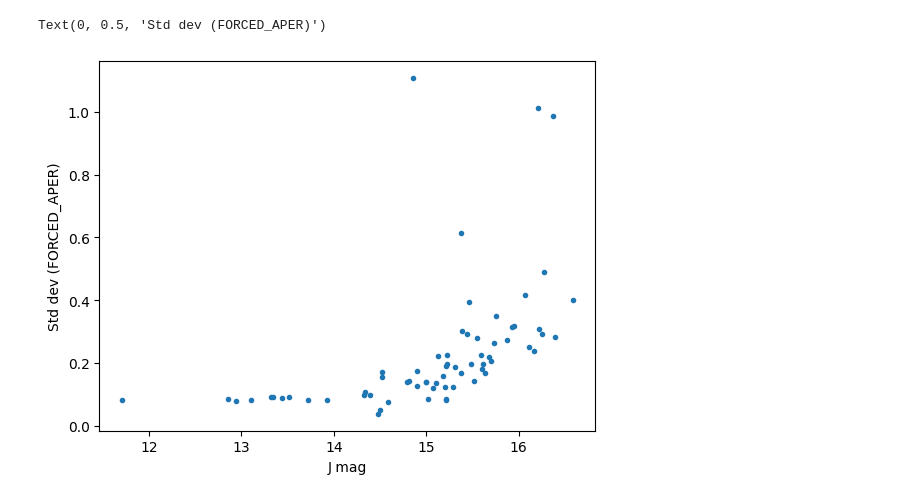
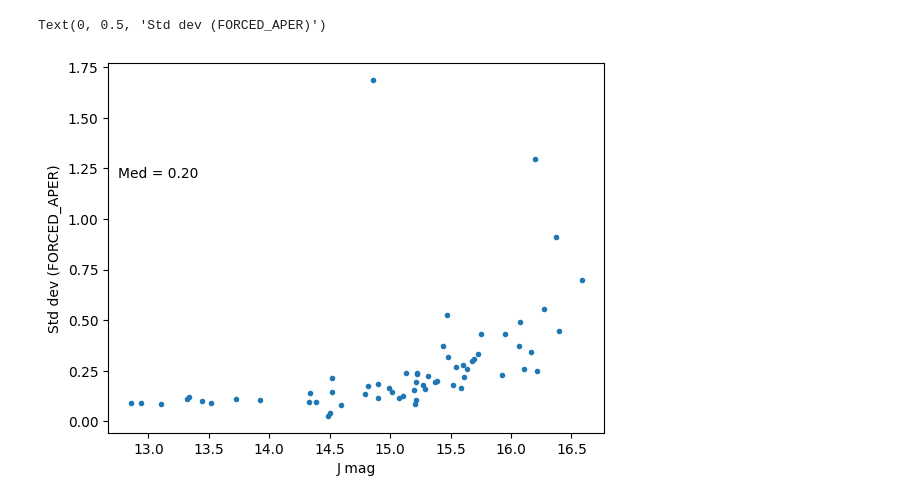
Before and after one commit to virajkaram/winterdrp_offline, a Jupyter notebook: notebooks/comparison.ipynb, the cells around one changed output. Drawn from its saved outputs; the diff is of its cells as text; code cells hidden in the pictures.

```diff
--- a/notebooks/comparison.ipynb
+++ b/notebooks/comparison.ipynb
@@ -290,15 +514,17 @@ def get_catalog_mags(crd: SkyCoord, cat, colname: str = 'MAG_AUTO', errcolname:
     idx, sep, _ = crd.match_to_catalog_sky(cat_crds)
     return cat[idx][colname], cat[idx][errcolname], cat[idx][colname.replace('MAG', 'FLUX')], cat[idx][errcolname.replace('MAG', 'FLUX')], cat[idx]['XWIN_IMAGE'], cat[idx]['YWIN_IMAGE'], sep.to(u.arcsec).value
 
-def get_catalog_mags_from_list(crds, catlist, colname: str = 'MAG_AUTO', errcolname: str = 'MAGERR_AUTO'):
+def get_catalog_mags_from_list(crds, catlist, colname: str= 'MAG_AUTO', errcolname: str= 'MAGERR_AUTO', add_zp=True):
     mags = []
     magerrs = []
     fluxes = []
     fluxerrs = []
     xs, ys = [], []
     seps = []
-    for cat in catlist:
-        mag, magerr, flux, fluxerr, x, y, sep = get_catalog_mags(crds, cat=cat, colname=colname, errcolname=errcolname)
+    for (cat, zp) in catlist:
+        mag, magerr, flux, fluxerr, x, y, sep = get_catalog_mags(crds, cat, colname=colname, errcolname=errcolname)
+        if add_zp:
+            mag += zp
         mags.append(mag)
         magerrs.append(magerr)
         fluxes.append(flux)
@@ -312,9 +538,18 @@ def get_catalog_mags_from_list(crds, catlist, colname: str = 'MAG_AUTO', errcoln
     fluxerrs = np.array(fluxerrs)
     xs = np.array(xs)
     ys = np.array(ys)
+
+    matchmask = np.array(seps)<2
+    mags[~matchmask] = np.nan
+    magerrs[~matchmask] = np.nan
+    fluxes[~matchmask] = np.nan
+    fluxerrs[~matchmask] = np.nan
+    xs[~matchmask] = np.nan
+    ys[~matchmask] = np.nan
+
     return mags, magerrs, fluxes, fluxerrs, xs, ys, seps
 # %%
-cats = [x for x, _ in all_xmatch.values()]
+cats = [(x, all_zps[k]) for k, (x, _) in all_xmatch.items()]
 ref_cat = ref
 # %%
 bright_ref_cat = ref_cat
@@ -391,0 +656,5 @@ Text(0, 0.5, 'Std dev (PSF)')
+# %%
+mags, magerrs, fluxes, fluxerrs, xs, ys, seps = get_catalog_mags_from_list(bright_ref_cat_crds, cats, colname="MAG_POINTSOURCE")
+plt.plot(mags)
+plt.ylabel(r'MAG_POINTSOURCE')
+plt.xlabel(r'Frame #')
@@ -391,0 +681,10 @@ Text(0, 0.5, 'Std dev (PSF)')
+# %%
+for ap in APER_RANGE:
+    var = f'MAG_APER_{ap}'
+
+    mags, magerrs, fluxes, fluxerrs, xs, ys, seps = get_catalog_mags_from_list(bright_ref_cat_crds, cats, colname=var)
+    stds = np.nanstd(mags, axis=0)
+
+    med = f"Med = {np.median(stds):.2f}"
+
+    print(var, med)
@@ -487,10 +800,17 @@ WARNING: Input data contains invalid values (NaNs or infs), which were automatic
 # %%
 plt.plot(bright_ref_cat['j_m'], stds, '.')
+plt.annotate(
+    f"Med = {np.nanmedian(stds):.2f}",
+    xy=(0.1, 0.7),
+    xycoords='axes fraction',
+    ha='center',
+    va='center',
+)
 plt.xlabel(r'J mag')
 plt.ylabel(r'Std dev (FORCED_APER)')
 # %% [output]
 Text(0, 0.5, 'Std dev (FORCED_APER)')
-[figure, old version]
+[figure, new version]
 # %%
 df
 # %% [output]
```
Also changed, not shown: parts of 49 cells of this notebook.
